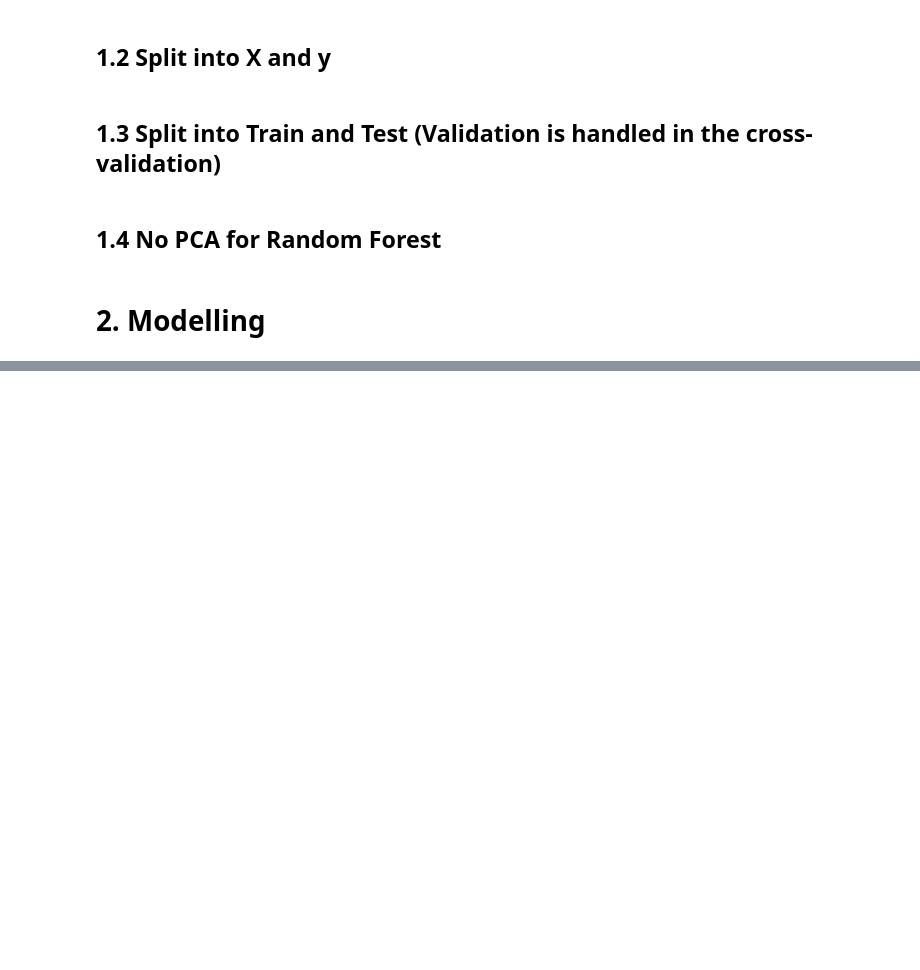
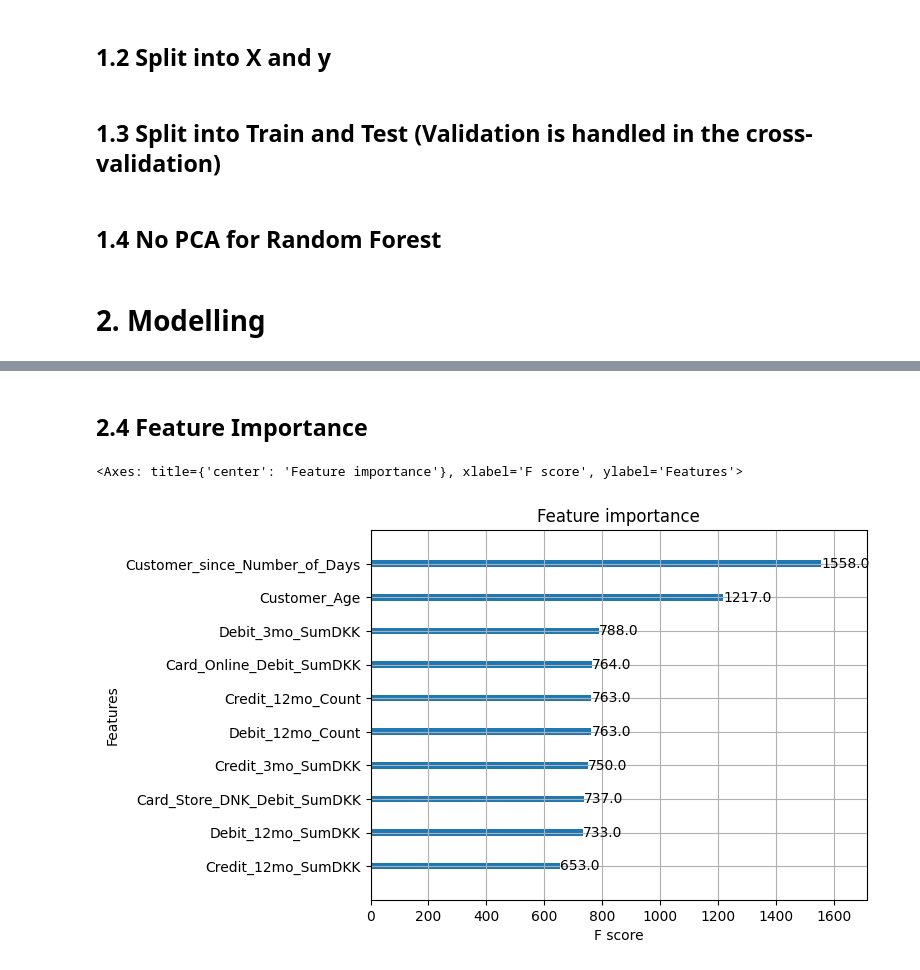
Before and after one commit to FinnFe0103/Fraud, a Jupyter notebook: xgb.ipynb, the cells around one changed output, grey strips where cells are left out. Drawn from its saved outputs; the diff is of its cells as text; code cells hidden in the pictures; blank space fills up the shorter version.

```diff
--- a/xgb.ipynb
+++ b/xgb.ipynb
@@ -120,0 +231,8 @@ Mean AUPRC of the test set: 0.7913416991748637
+# %% [markdown]
+## 2.4 Feature Importance
+# %%
+# change the figure size for this plot
+xgb.plot_importance(best_model, max_num_features=10)
+# %% [output]
+<Axes: title={'center': 'Feature importance'}, xlabel='F score', ylabel='Features'>
+[figure, added]
```
Also changed, not shown: parts of 14 cells of this notebook.
